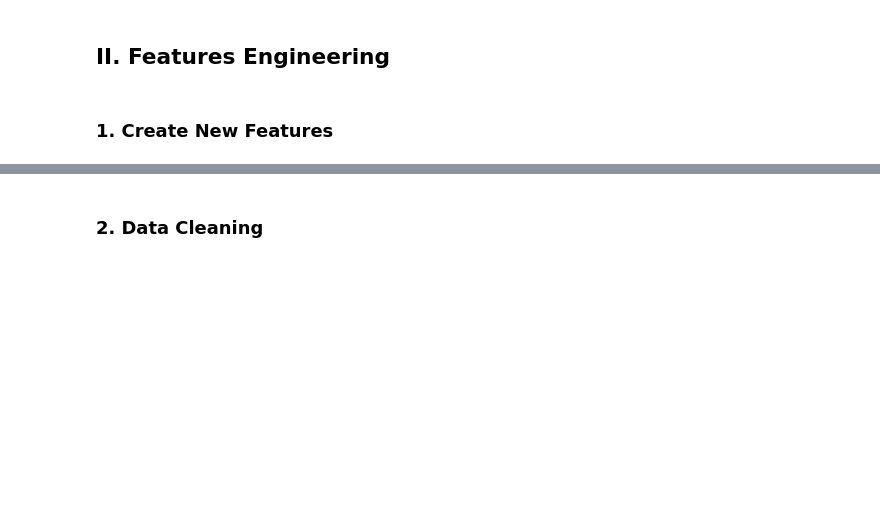
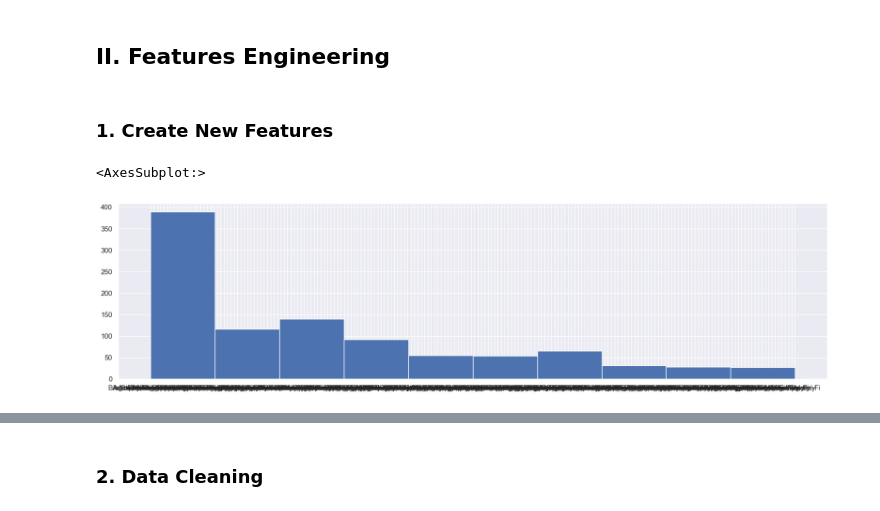
Before and after one commit to Skywoodthefifth/Web-Scraping, a Jupyter notebook: SmallDataModel.ipynb, the cells around one changed output, grey strips where cells are left out. Cells and saved outputs as stored; diff of their text form; code cells hidden in the pictures; blank space fills up the shorter version.

```diff
--- a/SmallDataModel.ipynb
+++ b/SmallDataModel.ipynb
@@ -97,3 +97,8 @@ for genres in df['Genre']:
 df['Genre_1'] = genre_1
 df['Genre_2'] = genre_2
 df['Genre_3'] = genre_3
+# %%
+df['Genre'].hist()
+# %% [output]
+<AxesSubplot:>
+[figure, added]
```
Also changed, not shown: parts of 7 cells of this notebook.
